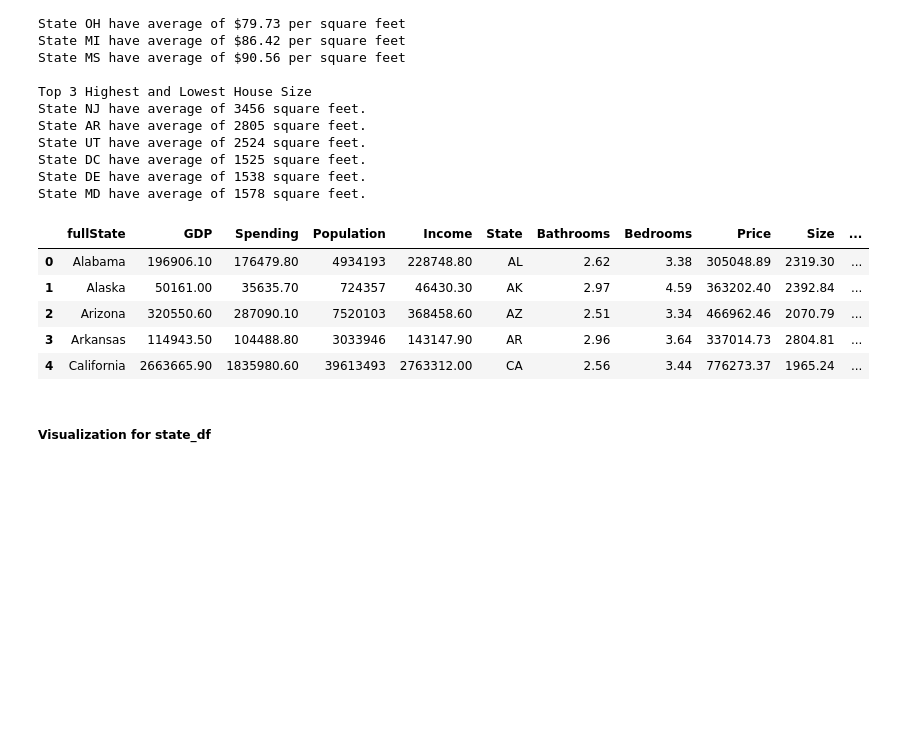
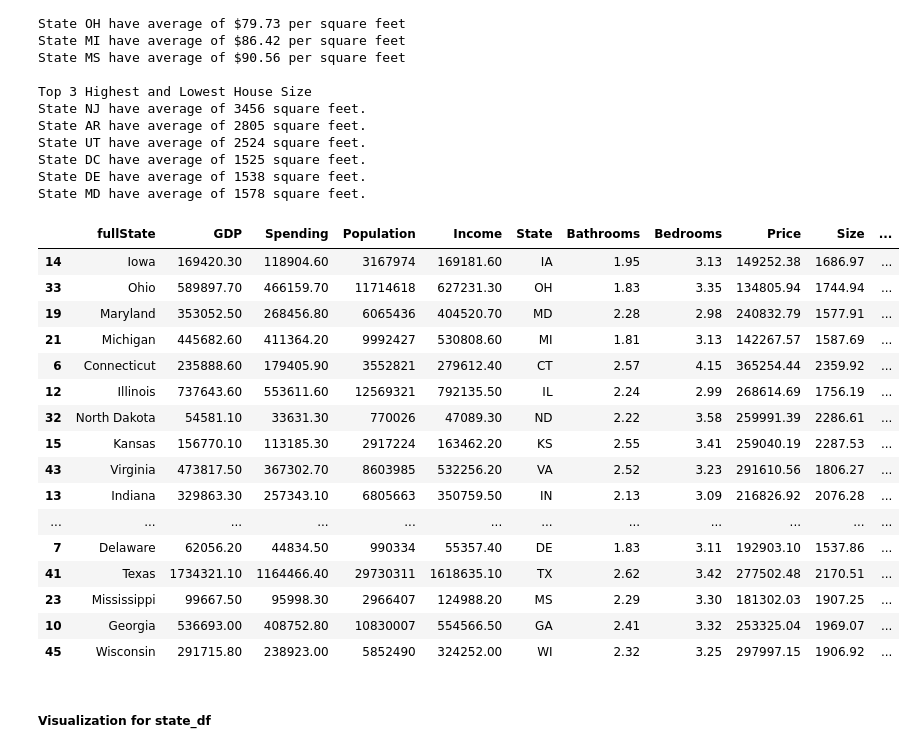
Before and after one commit to StockJanitor/CIS41_Project, a Jupyter notebook: CIS41_Project.ipynb, the cells around one changed output. Cells and saved outputs as stored; diff of their text form; code cells hidden in the pictures; blank space fills up the shorter version.

Commit message:
years of savings

```diff
--- a/CIS41_Project.ipynb
+++ b/CIS41_Project.ipynb
@@ -941,15 +941,27 @@ State DC have average of 1525 square feet.
 State DE have average of 1538 square feet.
 State MD have average of 1578 square feet.
 # %%
+# Calculate year of savings to buy a house with 20% down payment
 state_df['Years_of_Savings'] = (state_df['Price'] * 0.2) / ((state_df['Income'] - state_df['Spending']) * 1000000 / state_df['Population'])
-state_df.head()
+state_df.sort_values(by='Years_of_Savings',ascending=True).head(20)
 # %% [output]
 |  | fullState | GDP | Spending | Population | Income | State | Bathrooms | Bedrooms | Price | Size | ... |
-| 0 | Alabama | 196906.10 | 176479.80 | 4934193 | 228748.80 | AL | 2.62 | 3.38 | 305048.89 | 2319.30 | ... |
-| 1 | Alaska | 50161.00 | 35635.70 | 724357 | 46430.30 | AK | 2.97 | 4.59 | 363202.40 | 2392.84 | ... |
-| 2 | Arizona | 320550.60 | 287090.10 | 7520103 | 368458.60 | AZ | 2.51 | 3.34 | 466962.46 | 2070.79 | ... |
-| 3 | Arkansas | 114943.50 | 104488.80 | 3033946 | 143147.90 | AR | 2.96 | 3.64 | 337014.73 | 2804.81 | ... |
-| 4 | California | 2663665.90 | 1835980.60 | 39613493 | 2763312.00 | CA | 2.56 | 3.44 | 776273.37 | 1965.24 | ... |
+| 14 | Iowa | 169420.30 | 118904.60 | 3167974 | 169181.60 | IA | 1.95 | 3.13 | 149252.38 | 1686.97 | ... |
+| 33 | Ohio | 589897.70 | 466159.70 | 11714618 | 627231.30 | OH | 1.83 | 3.35 | 134805.94 | 1744.94 | ... |
+| 19 | Maryland | 353052.50 | 268456.80 | 6065436 | 404520.70 | MD | 2.28 | 2.98 | 240832.79 | 1577.91 | ... |
+| 21 | Michigan | 445682.60 | 411364.20 | 9992427 | 530808.60 | MI | 1.81 | 3.13 | 142267.57 | 1587.69 | ... |
+| 6 | Connecticut | 235888.60 | 179405.90 | 3552821 | 279612.40 | CT | 2.57 | 4.15 | 365254.44 | 2359.92 | ... |
+| 12 | Illinois | 737643.60 | 553611.60 | 12569321 | 792135.50 | IL | 2.24 | 2.99 | 268614.69 | 1756.19 | ... |
+| 32 | North Dakota | 54581.10 | 33631.30 | 770026 | 47089.30 | ND | 2.22 | 3.58 | 259991.39 | 2286.61 | ... |
+| 15 | Kansas | 156770.10 | 113185.30 | 2917224 | 163462.20 | KS | 2.55 | 3.41 | 259040.19 | 2287.53 | ... |
+| 43 | Virginia | 473817.50 | 367302.70 | 8603985 | 532256.20 | VA | 2.52 | 3.23 | 291610.56 | 1806.27 | ... |
+| 13 | Indiana | 329863.30 | 257343.10 | 6805663 | 350759.50 | IN | 2.13 | 3.09 | 216826.92 | 2076.28 | ... |
+| ... | ... | ... | ... | ... | ... | ... | ... | ... | ... | ... | ... |
+| 7 | Delaware | 62056.20 | 44834.50 | 990334 | 55357.40 | DE | 1.83 | 3.11 | 192903.10 | 1537.86 | ... |
+| 41 | Texas | 1734321.10 | 1164466.40 | 29730311 | 1618635.10 | TX | 2.62 | 3.42 | 277502.48 | 2170.51 | ... |
+| 23 | Mississippi | 99667.50 | 95998.30 | 2966407 | 124988.20 | MS | 2.29 | 3.30 | 181302.03 | 1907.25 | ... |
+| 10 | Georgia | 536693.00 | 408752.80 | 10830007 | 554566.50 | GA | 2.41 | 3.32 | 253325.04 | 1969.07 | ... |
+| 45 | Wisconsin | 291715.80 | 238923.00 | 5852490 | 324252.00 | WI | 2.32 | 3.25 | 297997.15 | 1906.92 | ... |
 # %% [markdown]
 ##### Visualization for state_df
 # %%
```
